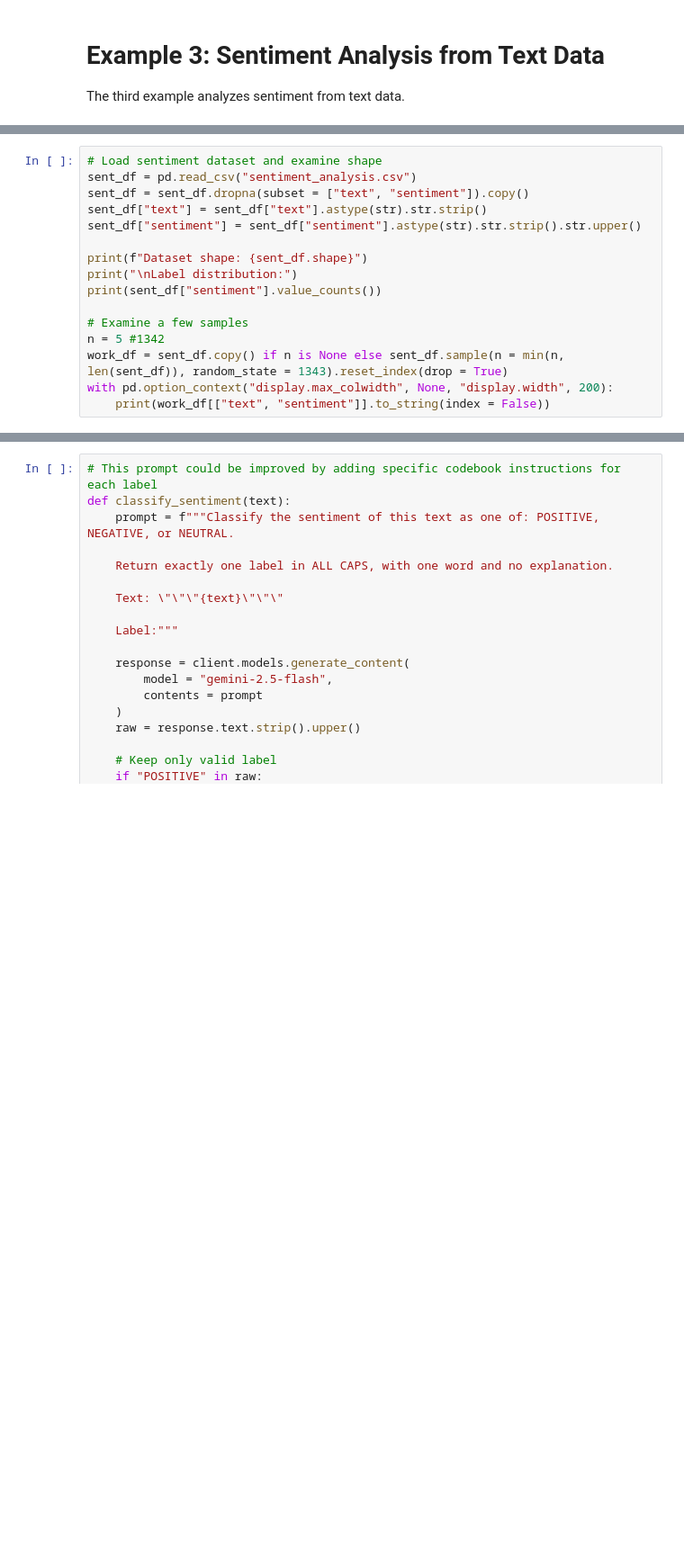
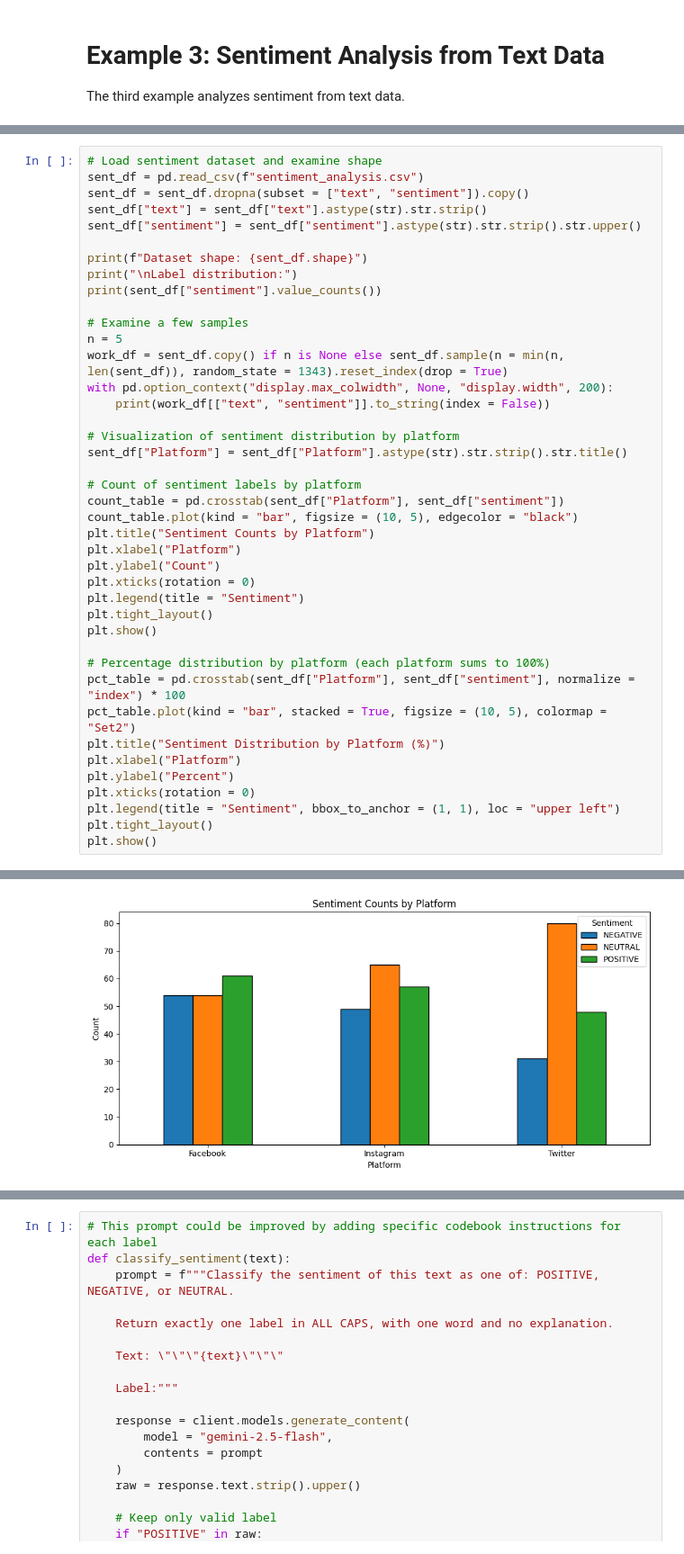
Before and after one commit to nhemauer/Gemini_API_Tutorial, a Jupyter notebook: API_examples.ipynb, the cells around one changed output, grey strips where cells are left out. Shown at 90% size. Cells and saved outputs as stored; diff of their text form; blank space fills up the shorter version.

```diff
--- a/API_examples.ipynb
+++ b/API_examples.ipynb
@@ -380,31 +382,57 @@ Our three labels will be positive, neutral, and negative.
 # %%
 # Load sentiment dataset and examine shape
-sent_df = pd.read_csv("sentiment_analysis.csv")
+sent_df = pd.read_csv(f"sentiment_analysis.csv")
 sent_df = sent_df.dropna(subset = ["text", "sentiment"]).copy()
 sent_df["text"] = sent_df["text"].astype(str).str.strip()
 sent_df["sentiment"] = sent_df["sentiment"].astype(str).str.strip().str.upper()
 
 print(f"Dataset shape: {sent_df.shape}")
 print("\nLabel distribution:")
 print(sent_df["sentiment"].value_counts())
 
 # Examine a few samples
-n = 5 #1342
+n = 5
 work_df = sent_df.copy() if n is None else sent_df.sample(n = min(n, len(sent_df)), random_state = 1343).reset_index(drop = True)
 with pd.option_context("display.max_colwidth", None, "display.width", 200):
     print(work_df[["text", "sentiment"]].to_string(index = False))
+
+# Visualization of sentiment distribution by platform
+sent_df["Platform"] = sent_df["Platform"].astype(str).str.strip().str.title()
+
+# Count of sentiment labels by platform
+count_table = pd.crosstab(sent_df["Platform"], sent_df["sentiment"])
+count_table.plot(kind = "bar", figsize = (10, 5), edgecolor = "black")
+plt.title("Sentiment Counts by Platform")
+plt.xlabel("Platform")
+plt.ylabel("Count")
+plt.xticks(rotation = 0)
+plt.legend(title = "Sentiment")
+plt.tight_layout()
+plt.show()
+
+# Percentage distribution by platform (each platform sums to 100%)
+pct_table = pd.crosstab(sent_df["Platform"], sent_df["sentiment"], normalize = "index") * 100
+pct_table.plot(kind = "bar", stacked = True, figsize = (10, 5), colormap = "Set2")
+plt.title("Sentiment Distribution by Platform (%)")
+plt.xlabel("Platform")
+plt.ylabel("Percent")
+plt.xticks(rotation = 0)
+plt.legend(title = "Sentiment", bbox_to_anchor = (1, 1), loc = "upper left")
+plt.tight_layout()
+plt.show()
 # %% [output]
 Dataset shape: (499, 7)
 
 Label distribution:
 sentiment
 NEUTRAL     199
 POSITIVE    166
 NEGATIVE    134
 Name: count, dtype: int64
                                                                                                                 text sentiment
                                                                                      just got up and updated my ipod   NEUTRAL
                                                                                 Bouncing Rush makes me feel nauseous  NEGATIVE
 just about to go home. I`m usually `mr. positive` but this has been one of those daze. well, 15 mins until tomorrow!   NEUTRAL
  _x_ATL u mean jack barakat`s?! wow so have u ever gone to his house? Hehe i mean ur ssoo lucky to have the address!  POSITIVE
                                                                                          juss came back from Barisal   NEUTRAL
+[figure, added]
```
Also changed, not shown: parts of 6 cells of this notebook.
